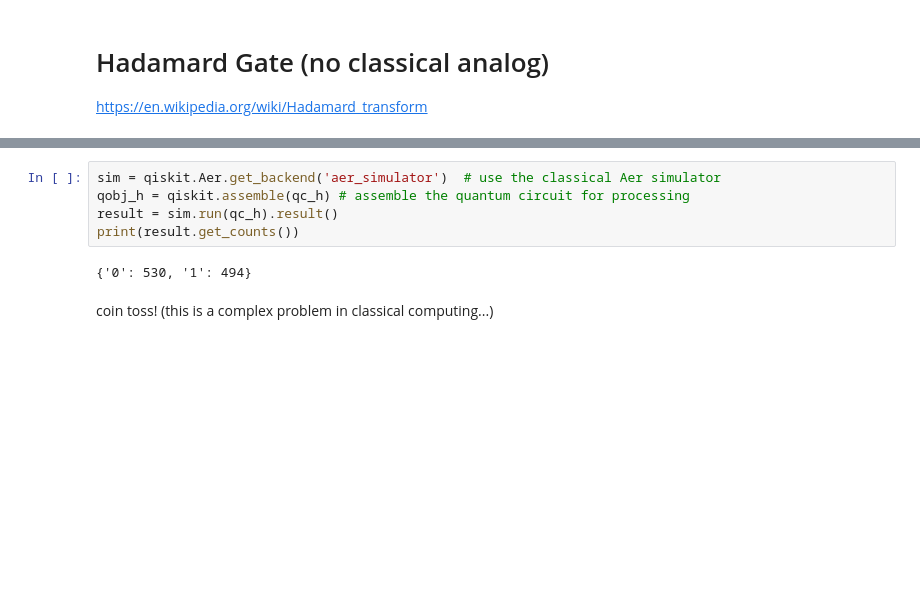
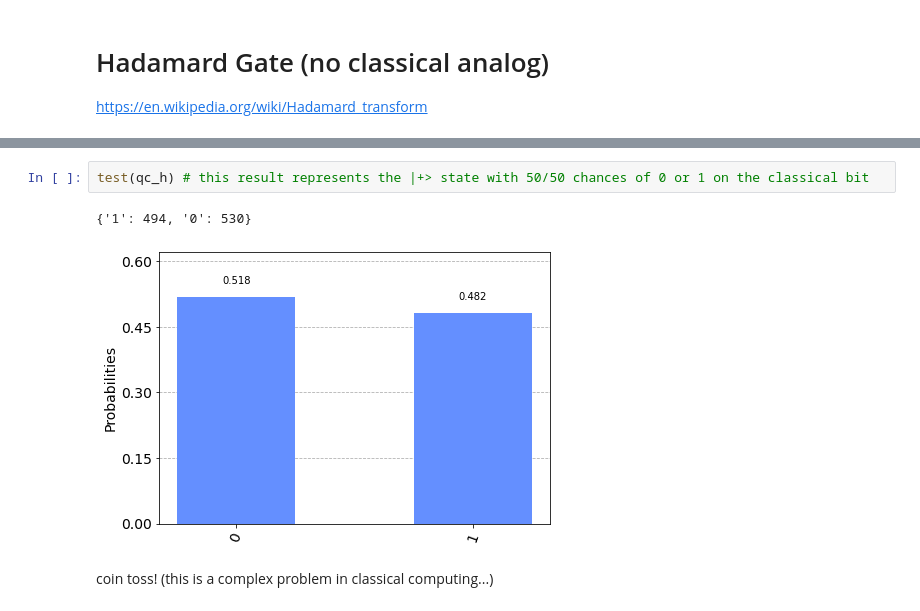
Before and after one commit to croppers/quantum_computing_workshop, a Jupyter notebook: 5 - Quantum Gates (key).ipynb, the cells around one changed output, grey strips where cells are left out. Drawn from its saved outputs; the diff is of its cells as text; blank space fills up the shorter version.

```diff
--- a/5 - Quantum Gates (key).ipynb
+++ b/5 - Quantum Gates (key).ipynb
@@ -209,9 +196,7 @@ meas: 1/═════════╩═
 # %%
-sim = qiskit.Aer.get_backend('aer_simulator')  # use the classical Aer simulator
-qobj_h = qiskit.assemble(qc_h) # assemble the quantum circuit for processing
-result = sim.run(qc_h).result()
-print(result.get_counts())
+test(qc_h) # this result represents the |+> state with 50/50 chances of 0 or 1 on the classical bit
 # %% [output]
-{'0': 530, '1': 494}
+{'1': 494, '0': 530}
+[figure, added]
 # %% [markdown]
 coin toss! (this is a complex problem in classical computing...)
```
Also changed, not shown: parts of 17 cells of this notebook, 1 other file.
